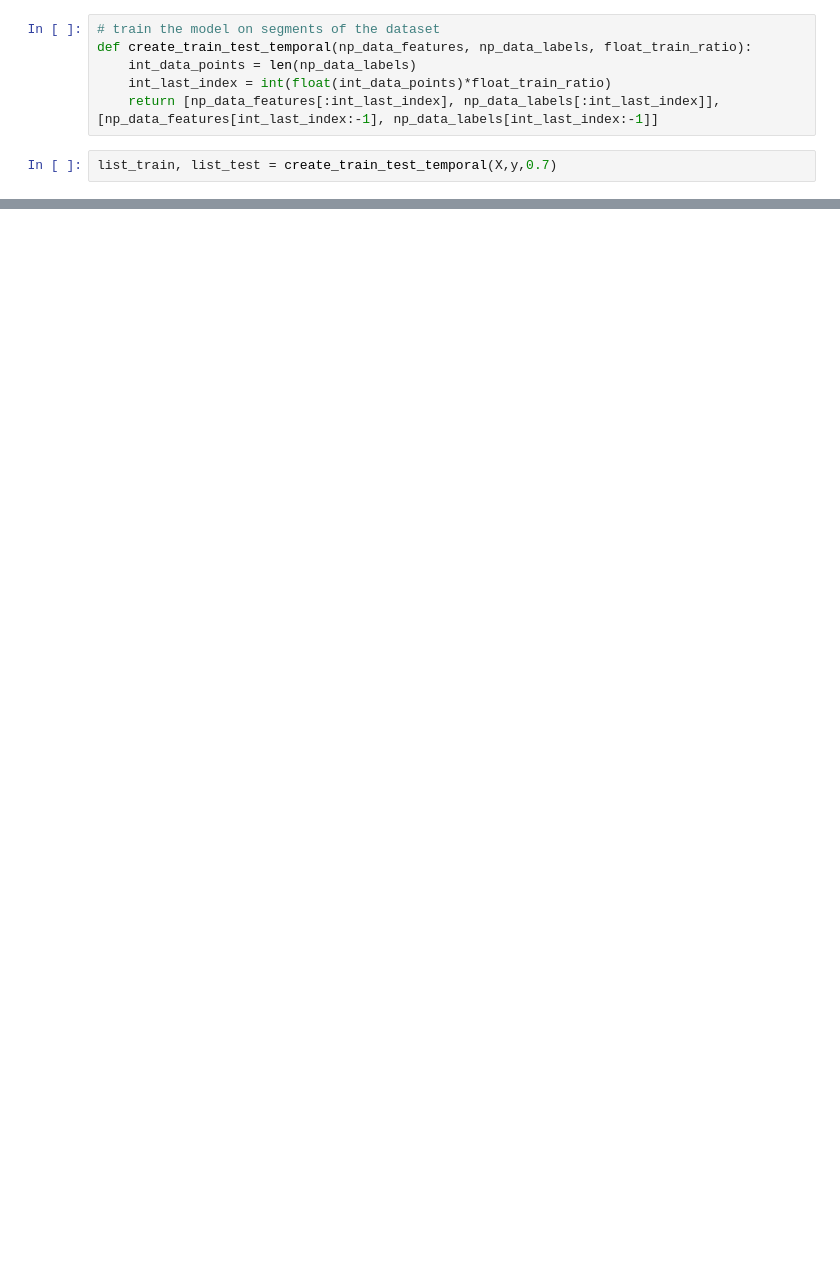
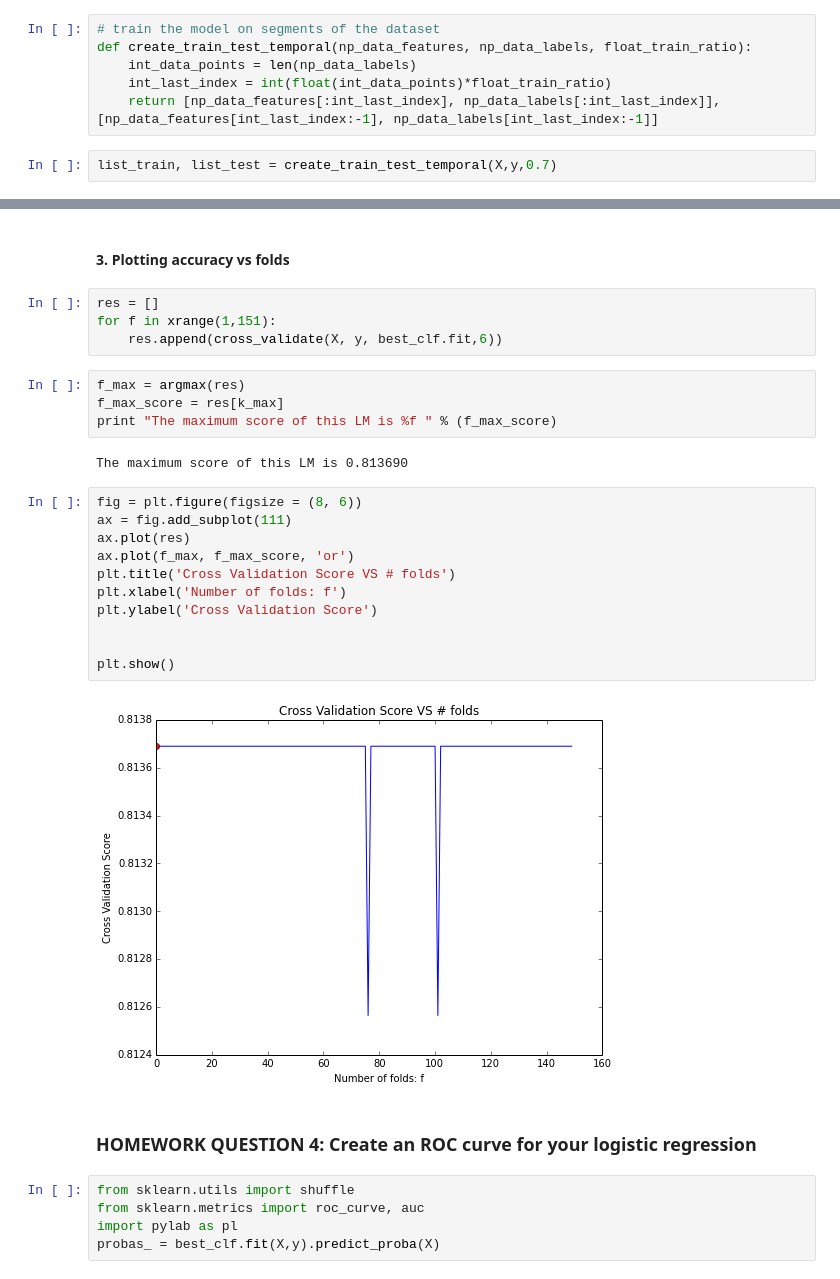
Before and after one commit to ethanjb/DAT_SF_5, a Jupyter notebook: iPython notebooks/DAT5-Midterm-Ethan-Batraski.ipynb, the cells around one changed output, grey strips where cells are left out. Cells and saved outputs as stored; diff of their text form; blank space fills up the shorter version.

```diff
--- a/iPython notebooks/DAT5-Midterm-Ethan-Batraski.ipynb
+++ b/iPython notebooks/DAT5-Midterm-Ethan-Batraski.ipynb
@@ -215,0 +276,32 @@ Logit Regression Results
+# %% [markdown]
+#### 3. Plotting accuracy vs folds
+# %%
+res = []
+for f in xrange(1,151):
+    res.append(cross_validate(X, y, best_clf.fit,6))
+# %%
+f_max = argmax(res)
+f_max_score = res[k_max]
+print "The maximum score of this LM is %f " % (f_max_score)
+# %% [output]
+The maximum score of this LM is 0.813690
+# %%
+fig = plt.figure(figsize = (8, 6))
+ax = fig.add_subplot(111)
+ax.plot(res)
+ax.plot(f_max, f_max_score, 'or')
+plt.title('Cross Validation Score VS # folds')
+plt.xlabel('Number of folds: f')
+plt.ylabel('Cross Validation Score')
+
+
+plt.show()
+# %% [output]
+[figure, added]
+# %% [markdown]
+### HOMEWORK QUESTION 4: Create an ROC curve for your logistic regression
+# %%
+from sklearn.utils import shuffle
+from sklearn.metrics import roc_curve, auc
+import pylab as pl
+probas_ = best_clf.fit(X,y).predict_proba(X)
```
Also changed, not shown: parts of 69 cells of this notebook, 10 other files.
